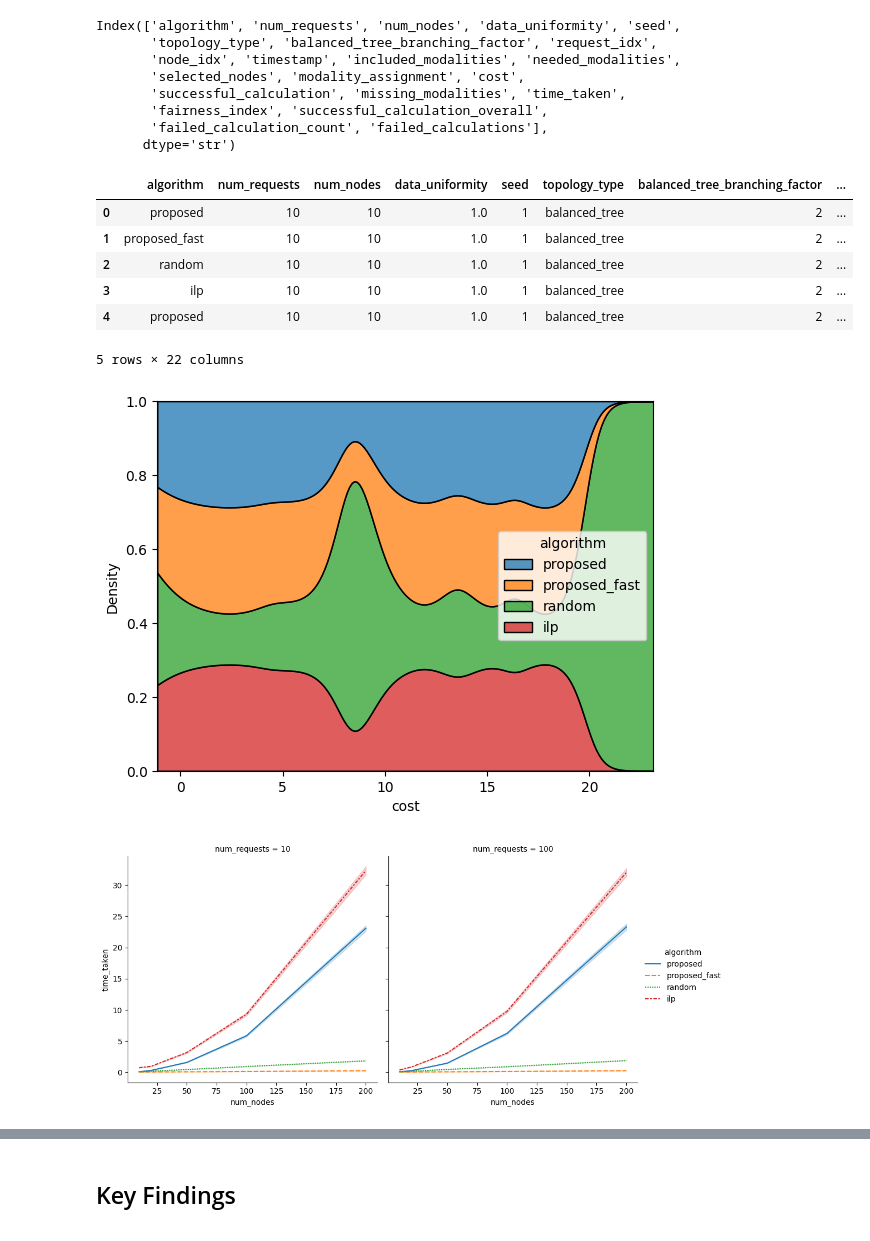
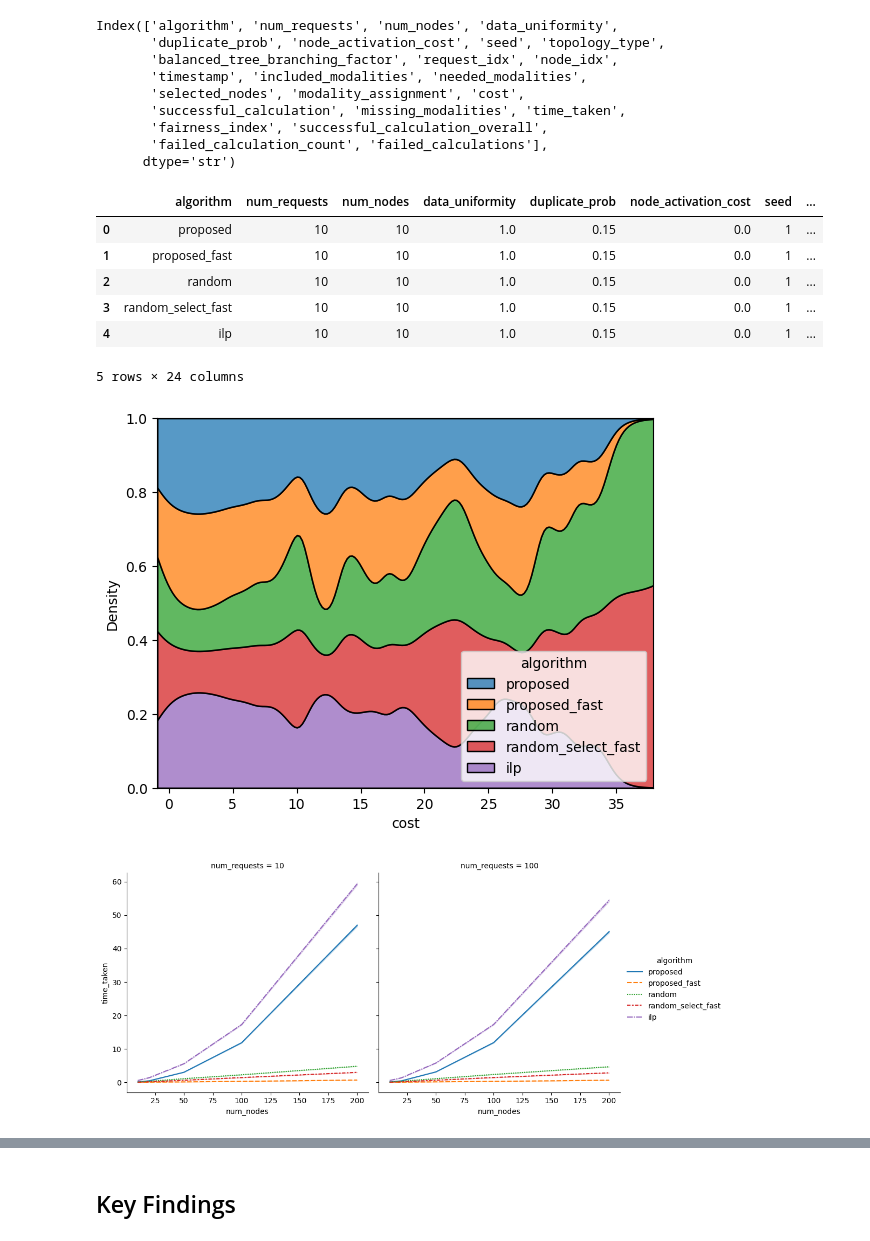
Before and after one commit to Odysseus707/research-project, a Jupyter notebook: Plotter.ipynb, the cells around one changed output, grey strips where cells are left out. Drawn from its saved outputs; the diff is of its cells as text; code cells hidden in the pictures.

```diff
--- a/Plotter.ipynb
+++ b/Plotter.ipynb
@@ -4,31 +4,32 @@ import seaborn as sns
 import pandas as pd
 # %%
 df = pd.read_csv(
-    "/Users/vivekrai/Desktop/CS597 S2/Prototype/results/balanced_tree_algorithm_comparison_20260413_222438_experiment_results.csv"
+    "/Users/vivekrai/Desktop/CS597 S2/Prototype/results/balanced_tree_algorithm_comparison_20260415_201644_experiment_results.csv"
 )
 print(df.columns)
 df.head()
 # %% [output]
-Index(['algorithm', 'num_requests', 'num_nodes', 'data_uniformity', 'seed',
-       'topology_type', 'balanced_tree_branching_factor', 'request_idx',
-       'node_idx', 'timestamp', 'included_modalities', 'needed_modalities',
+Index(['algorithm', 'num_requests', 'num_nodes', 'data_uniformity',
+       'duplicate_prob', 'node_activation_cost', 'seed', 'topology_type',
+       'balanced_tree_branching_factor', 'request_idx', 'node_idx',
+       'timestamp', 'included_modalities', 'needed_modalities',
        'selected_nodes', 'modality_assignment', 'cost',
        'successful_calculation', 'missing_modalities', 'time_taken',
        'fairness_index', 'successful_calculation_overall',
        'failed_calculation_count', 'failed_calculations'],
       dtype='str')
-|  | algorithm | num_requests | num_nodes | data_uniformity | seed | topology_type | balanced_tree_branching_factor | ... |
-| 0 | proposed | 10 | 10 | 1.0 | 1 | balanced_tree | 2 | ... |
-| 1 | proposed_fast | 10 | 10 | 1.0 | 1 | balanced_tree | 2 | ... |
-| 2 | random | 10 | 10 | 1.0 | 1 | balanced_tree | 2 | ... |
-| 3 | ilp | 10 | 10 | 1.0 | 1 | balanced_tree | 2 | ... |
-| 4 | proposed | 10 | 10 | 1.0 | 1 | balanced_tree | 2 | ... |
+|  | algorithm | num_requests | num_nodes | data_uniformity | duplicate_prob | node_activation_cost | seed | ... |
+| 0 | proposed | 10 | 10 | 1.0 | 0.15 | 0.0 | 1 | ... |
+| 1 | proposed_fast | 10 | 10 | 1.0 | 0.15 | 0.0 | 1 | ... |
+| 2 | random | 10 | 10 | 1.0 | 0.15 | 0.0 | 1 | ... |
+| 3 | random_select_fast | 10 | 10 | 1.0 | 0.15 | 0.0 | 1 | ... |
+| 4 | ilp | 10 | 10 | 1.0 | 0.15 | 0.0 | 1 | ... |
-5 rows × 22 columns
+5 rows × 24 columns
 # %%
 sns.kdeplot(df, x="cost", hue="algorithm", multiple="fill")
 plt.show()
 # %% [output]
-[figure, old version]
+[figure, new version]
 # %%
 sns.relplot(
     df,
@@ -42,7 +43,7 @@ sns.relplot(
 )
 plt.show()
 # %% [output]
-[figure, old version]
+[figure, new version]
 # %%
 sns.relplot(
     df,
```
Also changed, not shown: parts of 3 cells of this notebook, 32 other files.
